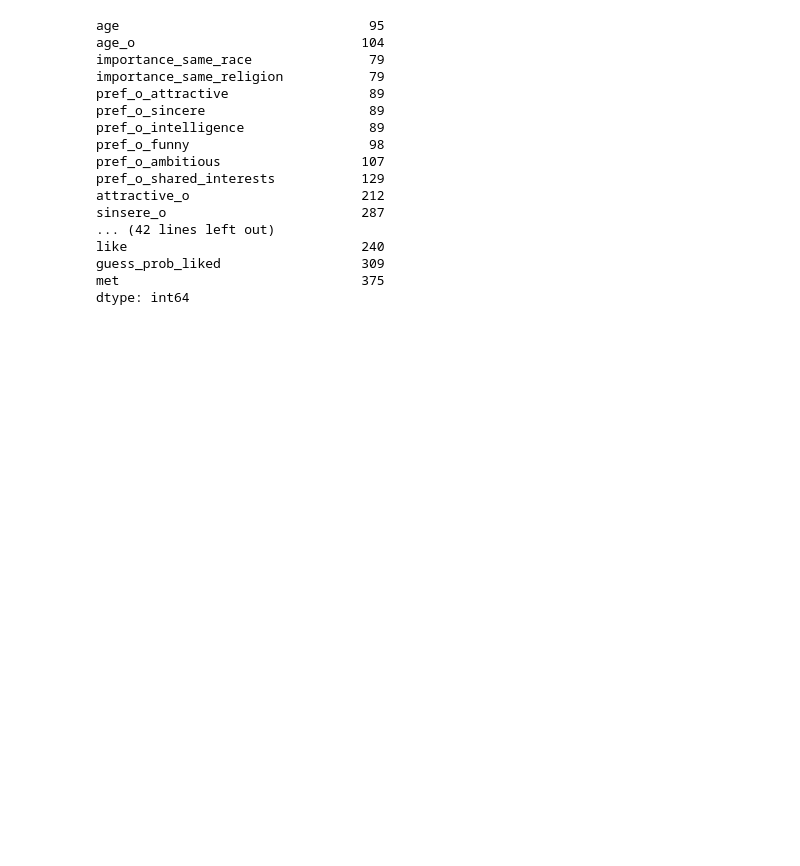
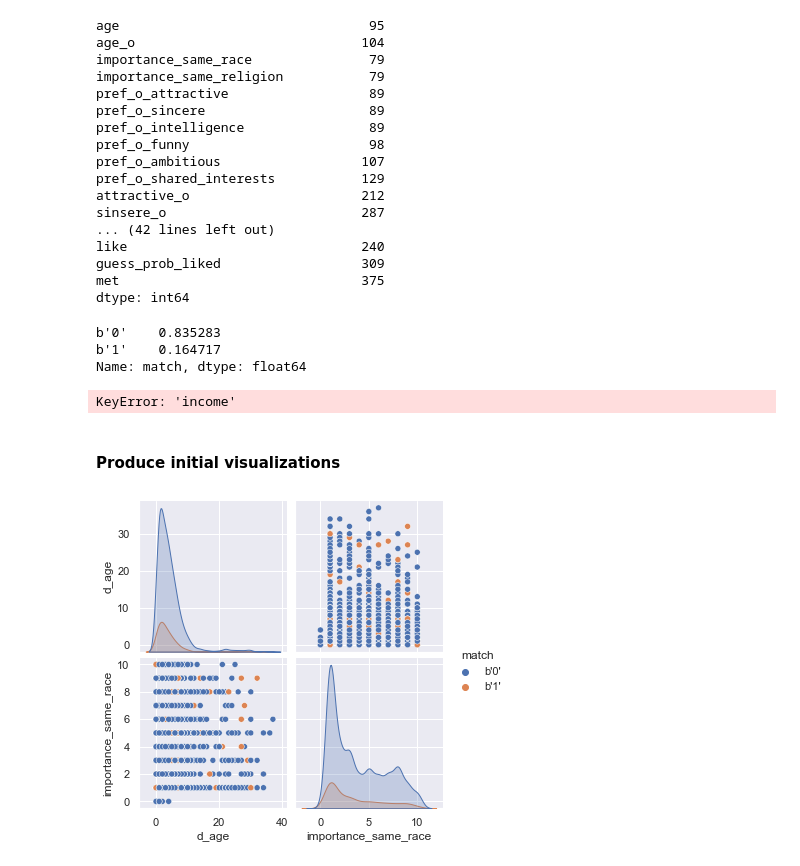
Before and after one commit to andrewabrahamian/w207_final_project, a Jupyter notebook: eda/eda-speed_dating.ipynb, the cells around one changed output. Saved outputs shown, nothing was run; the diff lists cells and outputs as text; code cells hidden in the pictures; blank space fills up the shorter version.

```diff
--- a/eda/eda-speed_dating.ipynb
+++ b/eda/eda-speed_dating.ipynb
@@ -67,3 +69,21 @@ like                              240
 guess_prob_liked                  309
 met                               375
 dtype: int64
+# %%
+#Target Variable is not balanced ~ weighted tb
+df['match'].value_counts() / df.shape[0]
+# %% [output]
+b'0'    0.835283
+b'1'    0.164717
+Name: match, dtype: float64
+# %%
+df['income']
+# %% [output]
+KeyError: 'income'
+# %% [markdown]
+#### Produce initial visualizations
+# %%
+sns.pairplot(df[['d_age', 'importance_same_race', 'match']], hue="match")
+plt.show()
+# %% [output]
+[figure, added]
```
Also changed, not shown: parts of 2 cells of this notebook.
